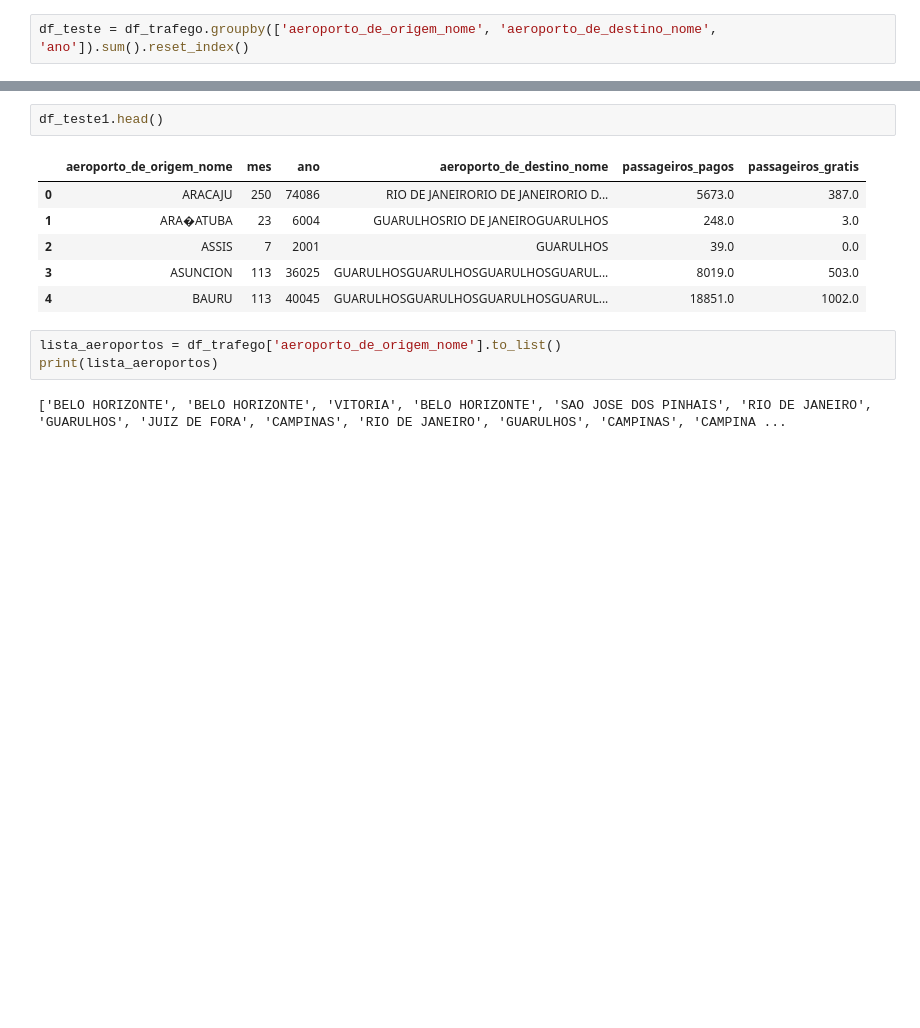
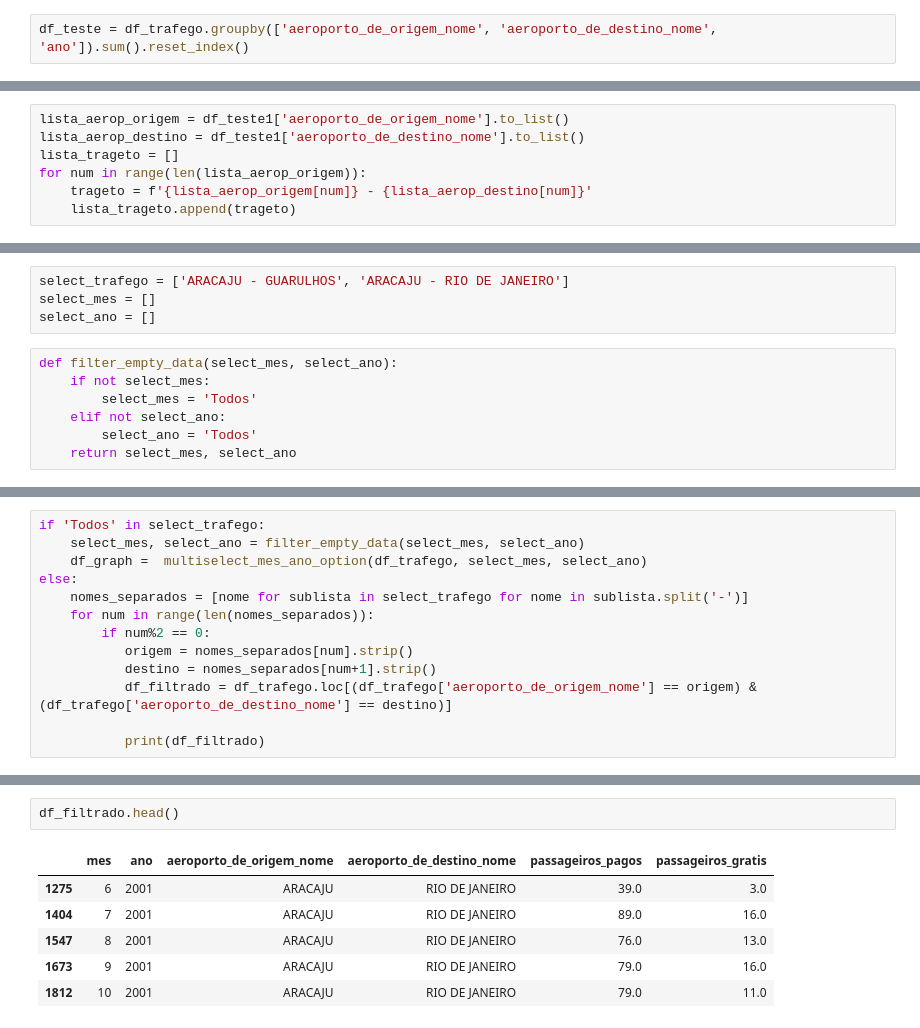
Before and after one commit to Vihelisa/Airlines-Dashboard---Projetos1-IFSP, a Jupyter notebook: teste.ipynb, the cells around one changed output, grey strips where cells are left out. Saved outputs shown, nothing was run; the diff lists cells and outputs as text; blank space fills up the shorter version.

```diff
--- a/teste.ipynb
+++ b/teste.ipynb
@@ -46,0 +55,7 @@ df_teste1 = df_trafego.groupby(['aeroporto_de_origem_nome', 'aeroporto_de_destin
+# %%
+lista_aerop_origem = df_teste1['aeroporto_de_origem_nome'].to_list()
+lista_aerop_destino = df_teste1['aeroporto_de_destino_nome'].to_list()
+lista_trageto = []
+for num in range(len(lista_aerop_origem)):
+    trageto = f'{lista_aerop_origem[num]} - {lista_aerop_destino[num]}'
+    lista_trageto.append(trageto)
@@ -46,0 +90,11 @@ df_teste1 = df_trafego.groupby(['aeroporto_de_origem_nome', 'aeroporto_de_destin
+# %%
+select_trafego = ['ARACAJU - GUARULHOS', 'ARACAJU - RIO DE JANEIRO']
+select_mes = []
+select_ano = []
+# %%
+def filter_empty_data(select_mes, select_ano):
+    if not select_mes:
+        select_mes = 'Todos'
+    elif not select_ano:
+        select_ano = 'Todos'
+    return select_mes, select_ano
@@ -46,0 +133,13 @@ df_teste1 = df_trafego.groupby(['aeroporto_de_origem_nome', 'aeroporto_de_destin
+# %%
+if 'Todos' in select_trafego:
+    select_mes, select_ano = filter_empty_data(select_mes, select_ano)
+    df_graph =  multiselect_mes_ano_option(df_trafego, select_mes, select_ano)
+else:
+    nomes_separados = [nome for sublista in select_trafego for nome in sublista.split('-')]
+    for num in range(len(nomes_separados)):
+        if num%2 == 0:
+           origem = nomes_separados[num].strip()
+           destino = nomes_separados[num+1].strip()
+           df_filtrado = df_trafego.loc[(df_trafego['aeroporto_de_origem_nome'] == origem) & (df_trafego['aeroporto_de_destino_nome'] == destino)]
+
+           print(df_filtrado)
@@ -47,14 +164,9 @@ df_teste1 = df_trafego.groupby(['aeroporto_de_origem_nome', 'aeroporto_de_destin
 # %%
-df_teste1.head()
+df_filtrado.head()
 # %% [output]
-|  | aeroporto_de_origem_nome | mes | ano | aeroporto_de_destino_nome | passageiros_pagos | passageiros_gratis |
-| 0 | ARACAJU | 250 | 74086 | RIO DE JANEIRORIO DE JANEIRORIO D... | 5673.0 | 387.0 |
-| 1 | ARA�ATUBA | 23 | 6004 | GUARULHOSRIO DE JANEIROGUARULHOS | 248.0 | 3.0 |
-| 2 | ASSIS | 7 | 2001 | GUARULHOS | 39.0 | 0.0 |
-| 3 | ASUNCION | 113 | 36025 | GUARULHOSGUARULHOSGUARULHOSGUARUL... | 8019.0 | 503.0 |
-| 4 | BAURU | 113 | 40045 | GUARULHOSGUARULHOSGUARULHOSGUARUL... | 18851.0 | 1002.0 |
+|  | mes | ano | aeroporto_de_origem_nome | aeroporto_de_destino_nome | passageiros_pagos | passageiros_gratis |
+| 1275 | 6 | 2001 | ARACAJU | RIO DE JANEIRO | 39.0 | 3.0 |
+| 1404 | 7 | 2001 | ARACAJU | RIO DE JANEIRO | 89.0 | 16.0 |
+| 1547 | 8 | 2001 | ARACAJU | RIO DE JANEIRO | 76.0 | 13.0 |
+| 1673 | 9 | 2001 | ARACAJU | RIO DE JANEIRO | 79.0 | 16.0 |
+| 1812 | 10 | 2001 | ARACAJU | RIO DE JANEIRO | 79.0 | 11.0 |
-# %%
-lista_aeroportos = df_trafego['aeroporto_de_origem_nome'].to_list()
-print(lista_aeroportos)
-# %% [output]
-['BELO HORIZONTE', 'BELO HORIZONTE', 'VITORIA', 'BELO HORIZONTE', 'SAO JOSE DOS PINHAIS', 'RIO DE JANEIRO', 'GUARULHOS', 'JUIZ DE FORA', 'CAMPINAS', 'RIO DE JANEIRO', 'GUARULHOS', 'CAMPINAS', 'CAMPINA ...
```
Also changed, not shown: parts of 7 cells of this notebook, 2 other files.
